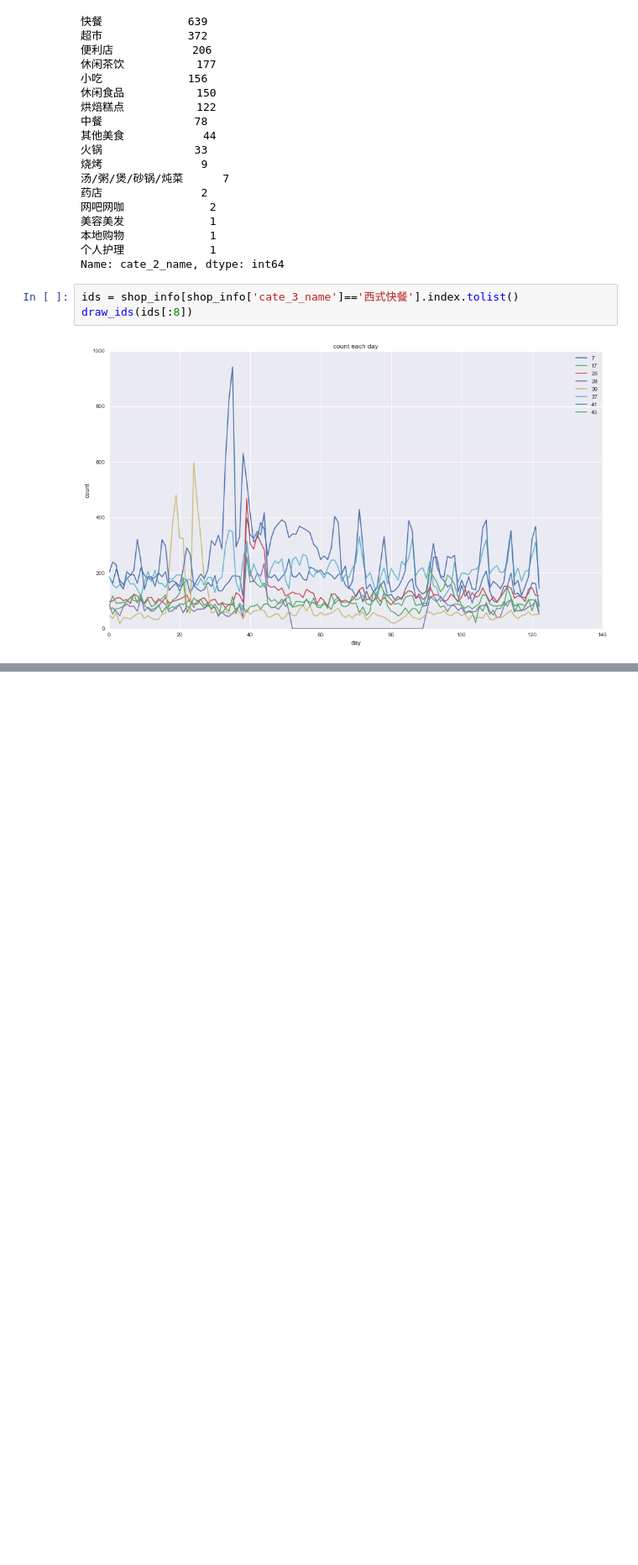
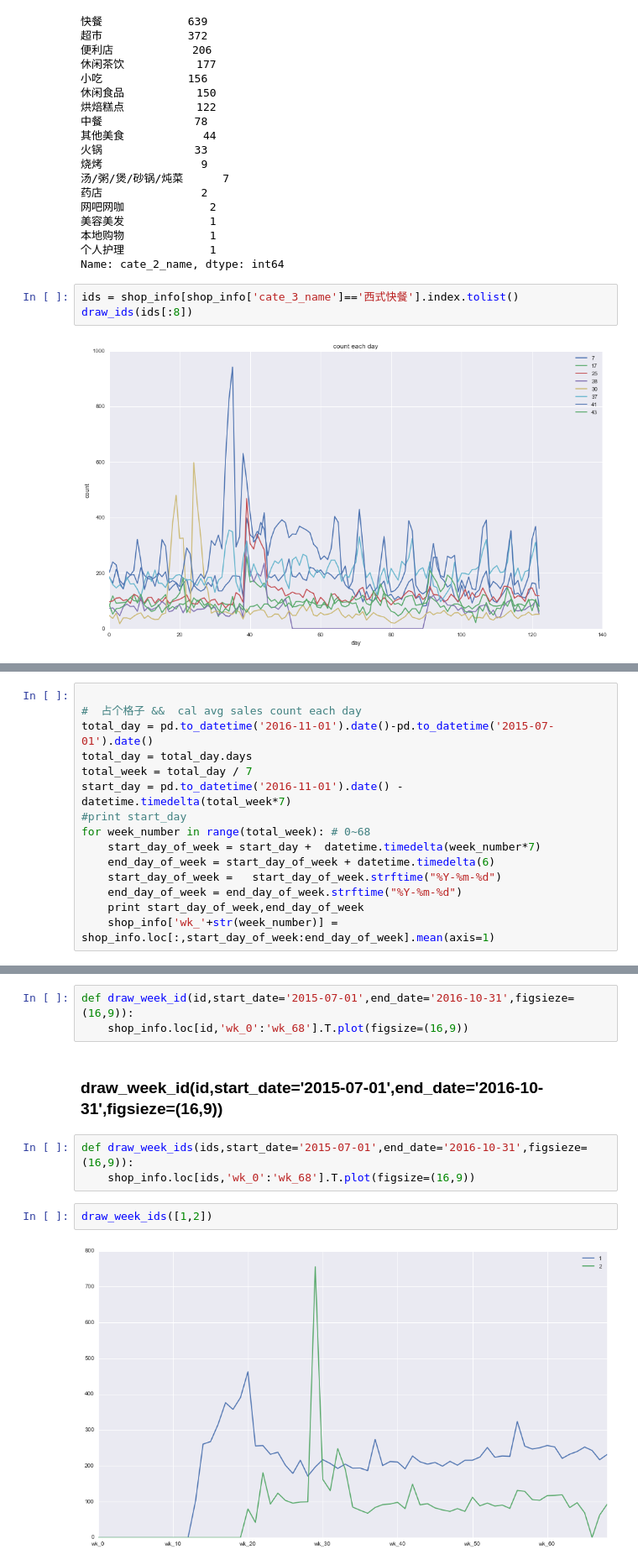
Before and after one commit to wakemeup-xyz/TianChi_IJCAI-17_sales_prediction_code, a Jupyter notebook: Explore Data & Analysis Before Data Preprocessing.ipynb, the cells around one changed output, grey strips where cells are left out. Shown at 84% size. Saved outputs shown, nothing was run; the diff lists cells and outputs as text; blank space fills up the shorter version.

```diff
--- a/Explore Data & Analysis.ipynb
+++ b/Explore Data & Analysis Before Data Preprocessing.ipynb
@@ -225,0 +219,15 @@ def draw_id_and_week(x,week):
+# %%
+
+#  占个格子 &&  cal avg sales count each day
+total_day = pd.to_datetime('2016-11-01').date()-pd.to_datetime('2015-07-01').date()
+total_day = total_day.days
+total_week = total_day / 7
+start_day = pd.to_datetime('2016-11-01').date() - datetime.timedelta(total_week*7)
+#print start_day
+for week_number in range(total_week): # 0~68
+    start_day_of_week = start_day +  datetime.timedelta(week_number*7)
+    end_day_of_week = start_day_of_week + datetime.timedelta(6)
+    start_day_of_week =   start_day_of_week.strftime("%Y-%m-%d")
+    end_day_of_week = end_day_of_week.strftime("%Y-%m-%d")
+    print start_day_of_week,end_day_of_week
+    shop_info['wk_'+str(week_number)] = shop_info.loc[:,start_day_of_week:end_day_of_week].mean(axis=1)
@@ -225,0 +252,12 @@ def draw_id_and_week(x,week):
+# %%
+def draw_week_id(id,start_date='2015-07-01',end_date='2016-10-31',figsieze=(16,9)):
+    shop_info.loc[id,'wk_0':'wk_68'].T.plot(figsize=(16,9))
+# %% [markdown]
+### draw_week_id(id,start_date='2015-07-01',end_date='2016-10-31',figsieze=(16,9))
+# %%
+def draw_week_ids(ids,start_date='2015-07-01',end_date='2016-10-31',figsieze=(16,9)):
+    shop_info.loc[ids,'wk_0':'wk_68'].T.plot(figsize=(16,9))
+# %%
+draw_week_ids([1,2])
+# %% [output]
+[figure, added]
```
Also changed, not shown: parts of 9 cells of this notebook, 12 other files.
